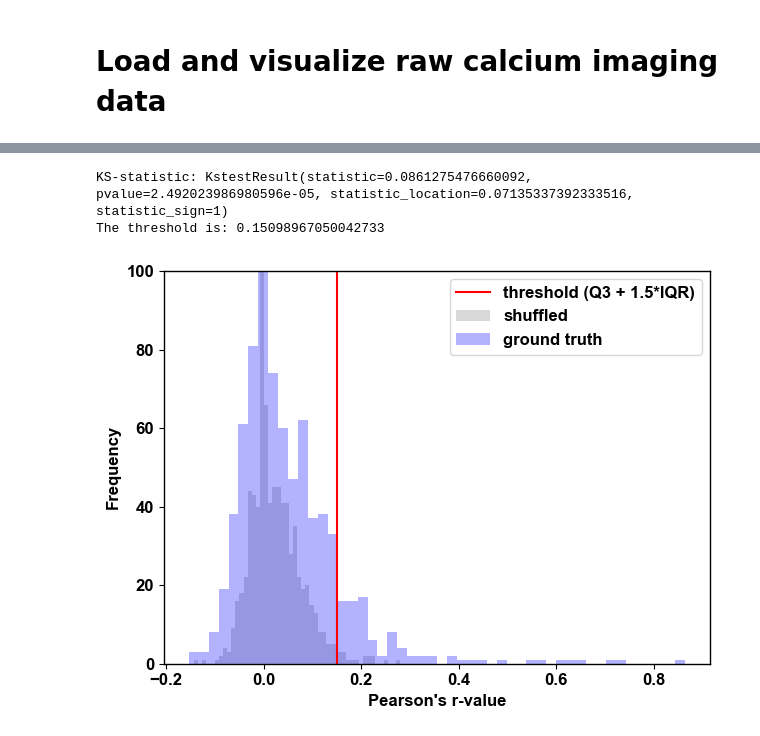
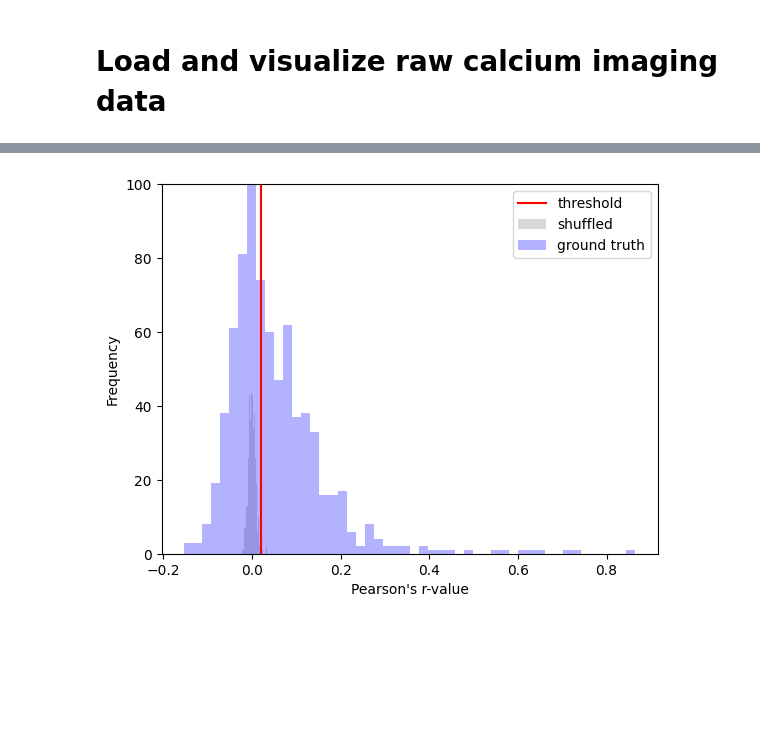
Before and after one commit to vporubsky/CaGraph, a Jupyter notebook: preprocessing_tutorial.ipynb, the cells around one changed output, grey strips where cells are left out. Saved outputs shown, nothing was run; the diff lists cells and outputs as text; code cells hidden in the pictures; blank space fills up the shorter version.

```diff
--- a/preprocessing_tutorial.ipynb
+++ b/preprocessing_tutorial.ipynb
@@ -210,10 +136,8 @@ prep.plot_shuffle_example(data=data.copy(), shuffled_data=shuffled_data, event_d
 # %%
-# Generate proposed threshold
-THRESHOLD = prep.generate_threshold(data=data.copy(), shuffled_data=shuffled_data, event_data=event_data)
+# Compare correlations to a generic noise shuffle
+shuffled_data = prep.generate_noise_shuffle(data=data.copy())
 
 # Plot threshold
-prep.plot_threshold(data=data.copy(), shuffled_data=shuffled_data, event_data=event_data)
+prep.plot_threshold(data=data.copy(), shuffled_data=shuffled_data)
 # %% [output]
-KS-statistic: KstestResult(statistic=0.0861275476660092, pvalue=2.492023986980596e-05, statistic_location=0.07135337392333516, statistic_sign=1)
-The threshold is: 0.15098967050042733
-[figure, old version]
+[figure, new version]
```
Also changed, not shown: parts of 34 cells of this notebook, 10 other files.
